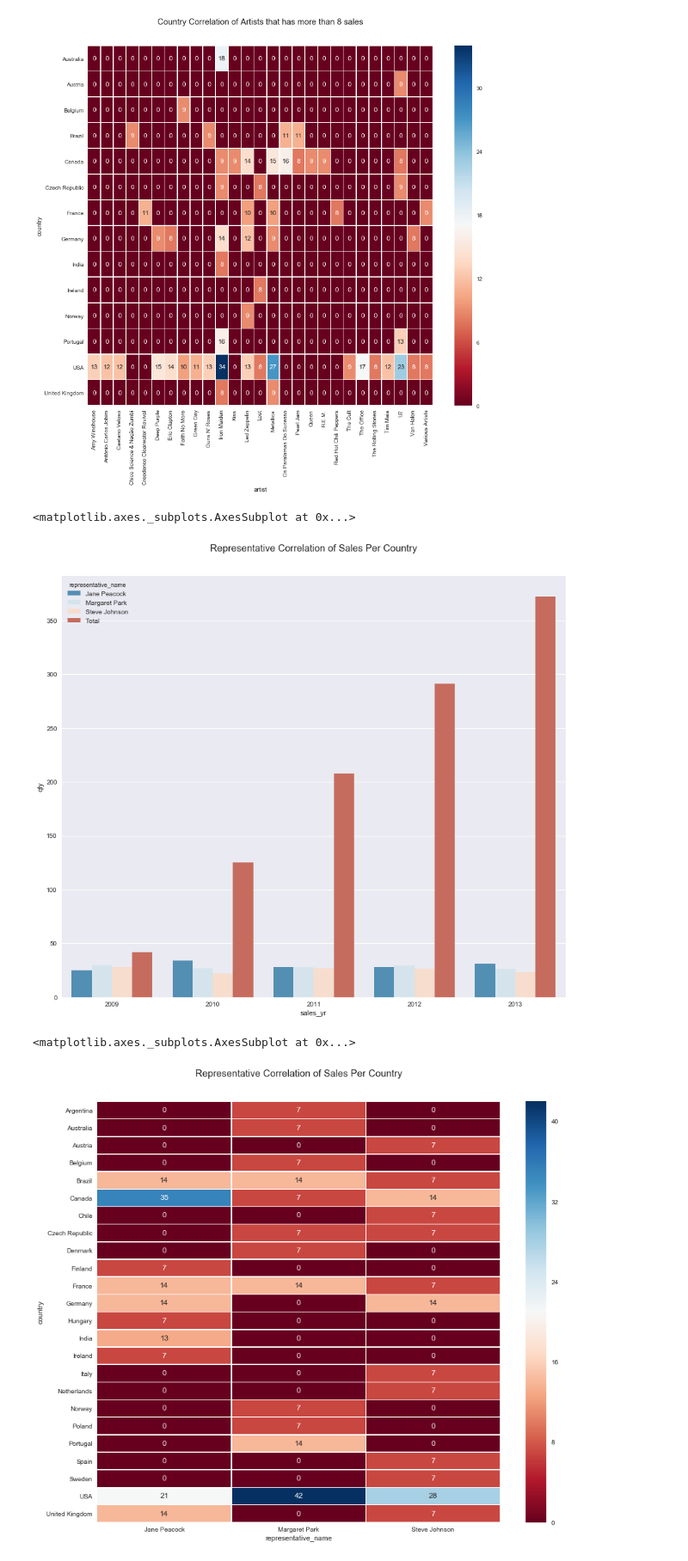
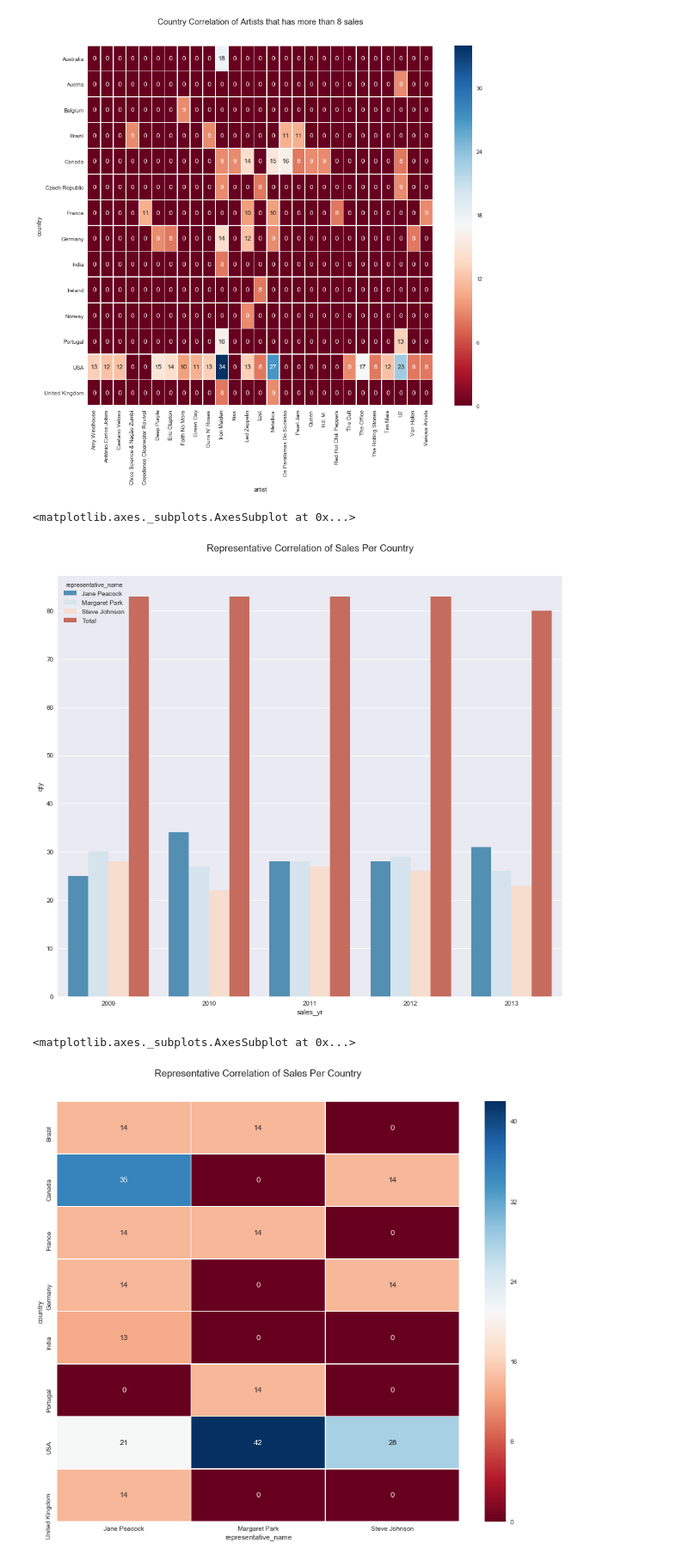
Before and after one commit to wfercosta/udacity-fdci-ii, a Jupyter notebook: FDSII - SQL Projeto - Loja Musica.ipynb, the cells around one changed output. Shown: that part at 86% size. Cells and saved outputs as stored; diff of their text form; code cells hidden in the pictures.

Commit message:
Adiciona uma nova visualização

```diff
--- a/FDSII - SQL Projeto - Loja Musica.ipynb
+++ b/FDSII - SQL Projeto - Loja Musica.ipynb
@@ -78,7 +78,7 @@ sql = (
     'SELECT '
        '\'Total\', '
        'strftime(\'%Y\', InvoiceDate) as sales_yr, '
-       'avg(InvoiceId) as qty '
+       'count(InvoiceId) as qty '
     'FROM Invoice '
     'GROUP BY 1, 2'
 )
@@ -91,30 +91,31 @@ plt.title('Representative Correlation of Sales Per Country', y=1.05, size=15)
 sns.barplot(x="sales_yr", y="qty", hue="representative_name", data=df, palette="RdBu_r")
 # %% [output]
 <matplotlib.axes._subplots.AxesSubplot at 0x...>
-[figure, old version]
+[figure, new version]
 # %%
 sql = (
     'SELECT '
         'coalesce(C.Country, \'No sales\') as country, '
         'E.FirstName || \' \' || E.LastName AS representative_name, '
         'count(I.InvoiceId) as qty '
     'FROM Employee e '
     'LEFT JOIN Customer C ON e.EmployeeId = C.SupportRepId '
     'LEFT JOIN Invoice I ON C.CustomerId = I.CustomerId '
     'WHERE e.Title = \'Sales Support Agent\' '
     'GROUP BY 1, 2 '
+    'HAVING count(I.InvoiceId) >= 8 '
     'ORDER BY 1, 2, 3 DESC'
 )
 
 df = pd.read_sql_query(sql, conn)
 
 pivot = df.pivot(index='country', columns='representative_name', values='qty')
 pivot.fillna(0, inplace=True)
 
 colormap = plt.cm.RdBu
 plt.figure(figsize=(14,12))
 plt.title('Representative Correlation of Sales Per Country', y=1.05, size=15)
 sns.heatmap(pivot, annot=True, fmt="g", linewidths=.5, cmap=colormap)
 # %% [output]
 <matplotlib.axes._subplots.AxesSubplot at 0x...>
-[figure, old version]
+[figure, new version]
```
